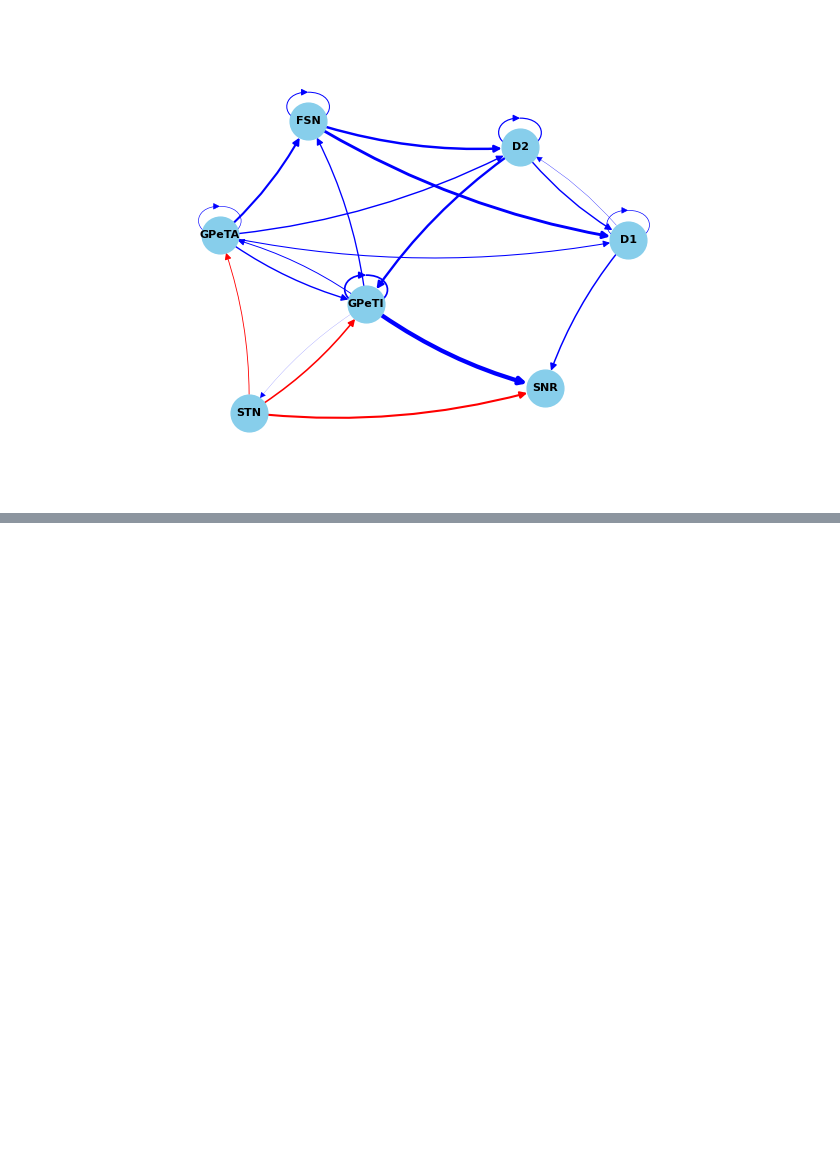
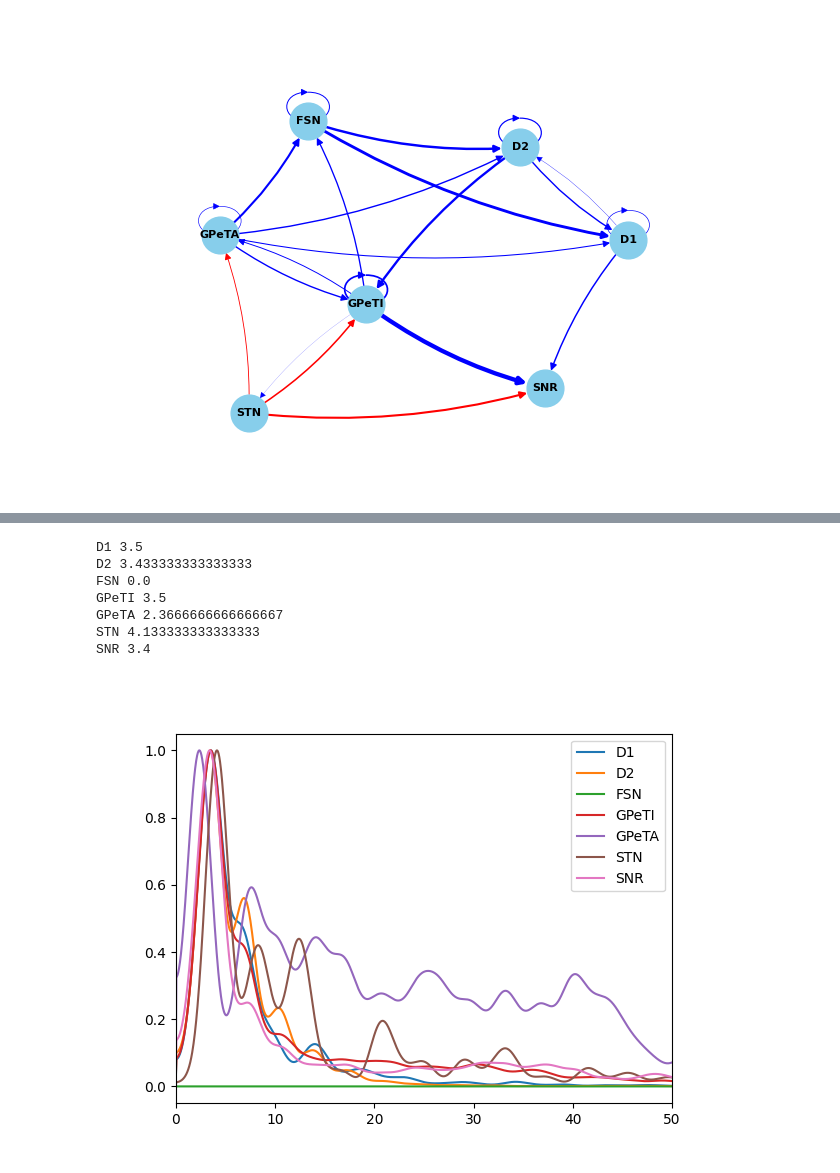
Before and after one commit to djanloo/quilt, a Jupyter notebook: basal_ganglia.ipynb, the cells around one changed output, grey strips where cells are left out. Drawn from its saved outputs; the diff is of its cells as text; code cells hidden in the pictures; blank space fills up the shorter version.

```diff
--- a/basal_ganglia.ipynb
+++ b/basal_ganglia.ipynb
@@ -81,0 +81,37 @@ plt.legend()
+# %%
+from numpy.fft import fft, fftfreq
+from scipy.signal import welch
+from sklearn.preprocessing import MinMaxScaler
+fig, ax = plt.subplots()
+
+pop = "D1"
+scaler = MinMaxScaler()
+for pop in sn.populations.keys():
+    signal = spikes[pop]
+    N = len(spikes[pop])
+    binned_signal = np.convolve(signal, np.ones(10))
+
+
+    f, PSD = welch(binned_signal,
+                   1000,
+                   nperseg=500,
+                   noverlap=250,
+                   nfft=30000,
+                   scaling='density',
+                   window='hamming')
+
+    # psd = fft(np.convolve(spikes[pop], np.ones(10)))[:N//2]
+    # freqs = fftfreq(N, 0.1)[:N//2]
+    plt.plot(f, scaler.fit_transform(PSD[:, None]).squeeze(), label=pop)
+    print(pop, f[np.argmax(PSD)])
+plt.xlim([0,50]);
+plt.legend();
+# %% [output]
+D1 3.5
+D2 3.433333333333333
+FSN 0.0
+GPeTI 3.5
+GPeTA 2.3666666666666667
+STN 4.133333333333333
+SNR 3.4
+[figure, added]
```
Also changed, not shown: parts of 3 cells of this notebook, 2 other files.
